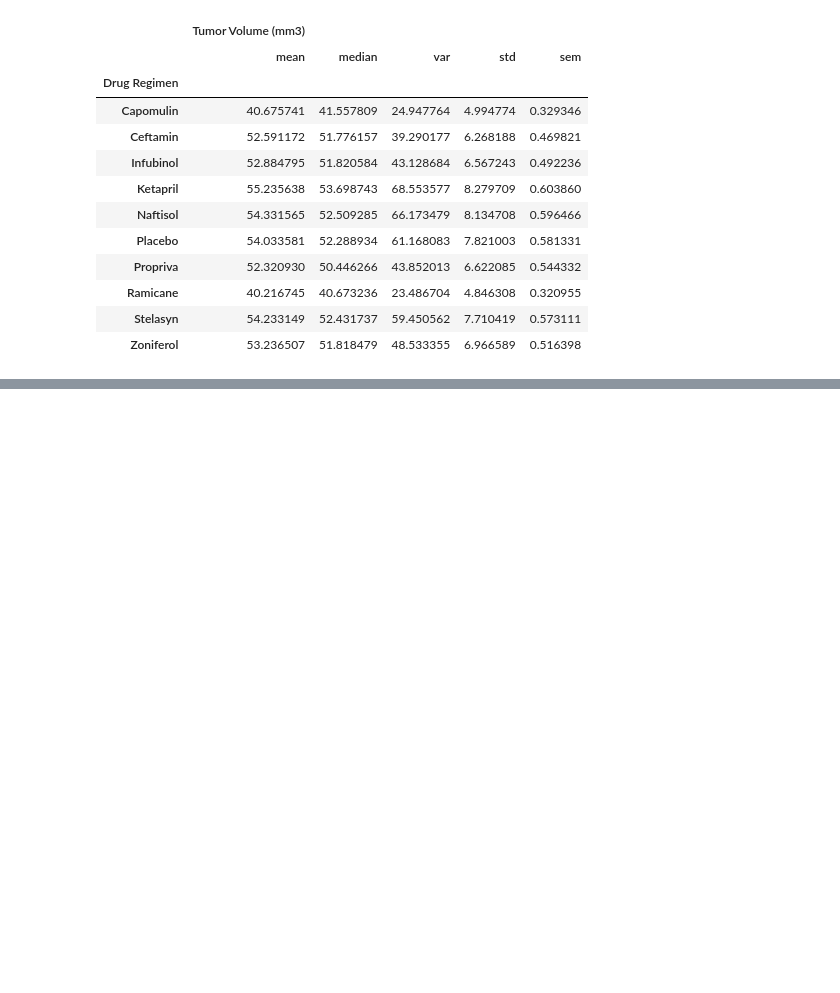
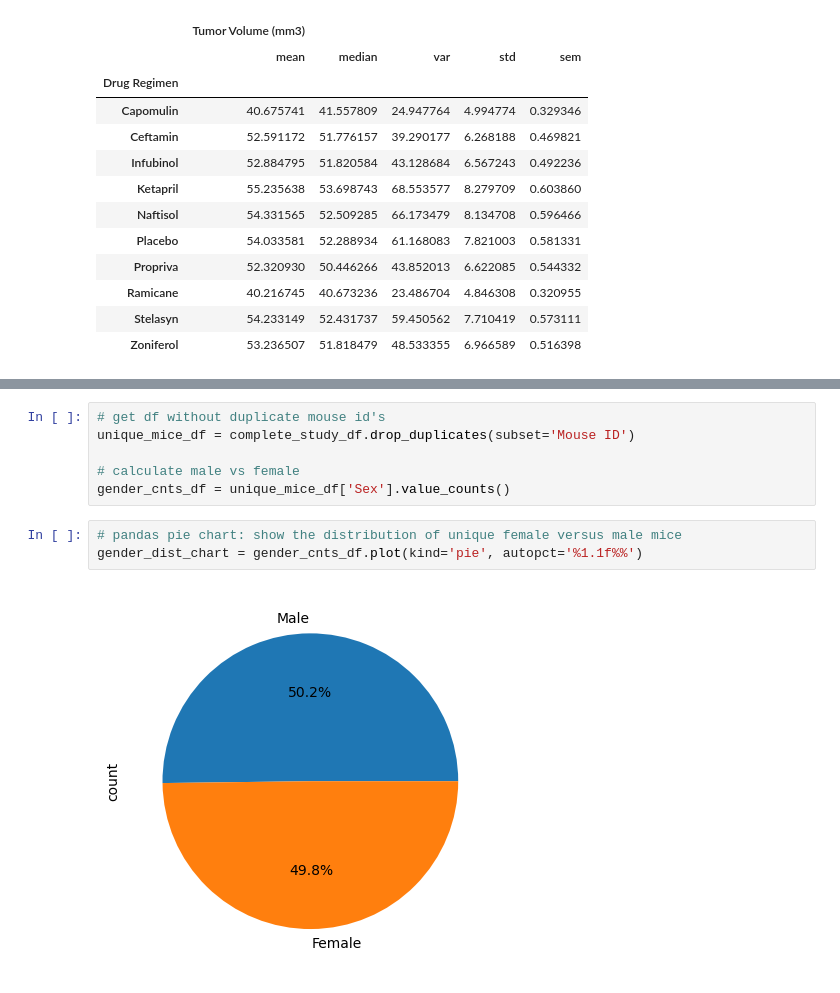
Before and after one commit to brianna-mitri/visualization-challenge, a Jupyter notebook: pymaceuticals.ipynb, the cells around one changed output, grey strips where cells are left out. Saved outputs shown, nothing was run; the diff lists cells and outputs as text; blank space fills up the shorter version.

```diff
--- a/pymaceuticals.ipynb
+++ b/pymaceuticals.ipynb
@@ -118,0 +146,11 @@ summary_stats_df
+# %%
+# get df without duplicate mouse id's
+unique_mice_df = complete_study_df.drop_duplicates(subset='Mouse ID')
+
+# calculate male vs female
+gender_cnts_df = unique_mice_df['Sex'].value_counts()
+# %%
+# pandas pie chart: show the distribution of unique female versus male mice
+gender_dist_chart = gender_cnts_df.plot(kind='pie', autopct='%1.1f%%')
+# %% [output]
+[figure, added]
```
Also changed, not shown: parts of 7 cells of this notebook.
